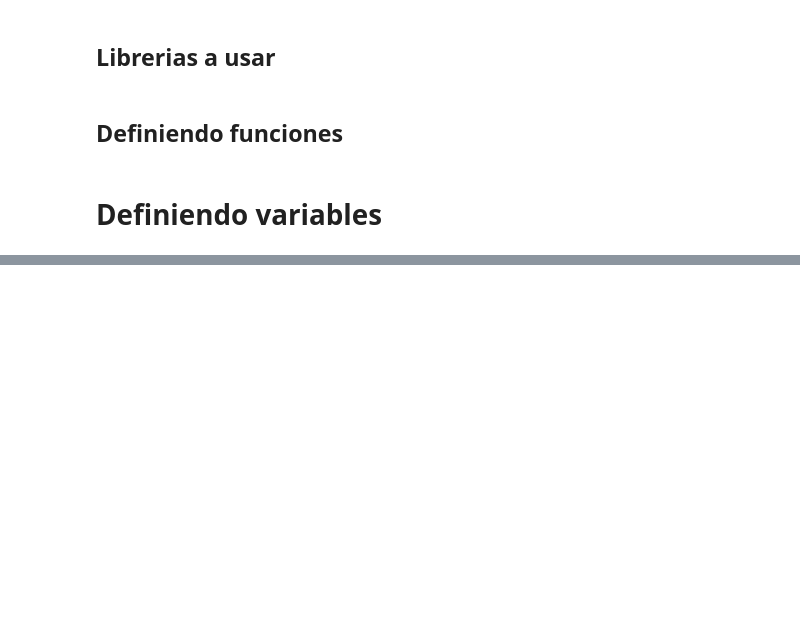
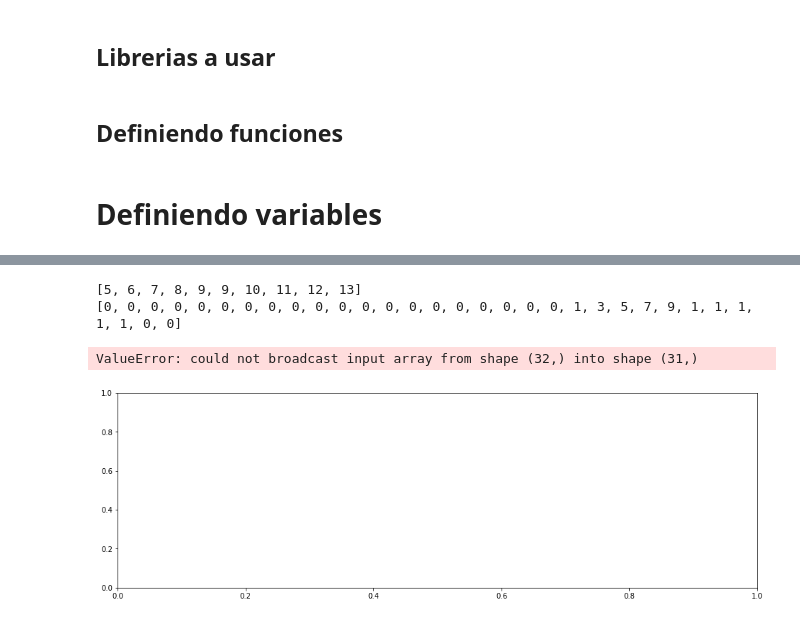
Before and after one commit to Felipe-Veli/Repositorio-1, a Jupyter notebook: Tarea_1Pipe.ipynb, the cells around one changed output, grey strips where cells are left out. Drawn from its saved outputs; the diff is of its cells as text; code cells hidden in the pictures; blank space fills up the shorter version.

```diff
--- a/Tarea_1Pipe.ipynb
+++ b/Tarea_1Pipe.ipynb
@@ -82,0 +102,33 @@ stem(n,r_1)
+# %%
+ for R in range (len(x_n)):
+         x_n[R]=x_n[R]+1
+
+
+
+L=x_n+h_n
+
+print(L)
+
+
+
+y_1=0
+u_1=0
+r_1=[]
+
+for i in n:
+    for l in L:
+        if i==l:
+            r_1.append(K[y_1])
+            y_1=y_1+1
+            u_1=1
+    if u_1==0:
+        r_1.append(0)
+    elif u_1==1:
+        u_1=0
+print(r_1)
+stem(n,r_1)
+# %% [output]
+[5, 6, 7, 8, 9, 9, 10, 11, 12, 13]
+[0, 0, 0, 0, 0, 0, 0, 0, 0, 0, 0, 0, 0, 0, 0, 0, 0, 0, 0, 0, 1, 3, 5, 7, 9, 1, 1, 1, 1, 1, 0, 0]
+ValueError: could not broadcast input array from shape (32,) into shape (31,)
+[figure, added]
```
Also changed, not shown: parts of 9 cells of this notebook.
